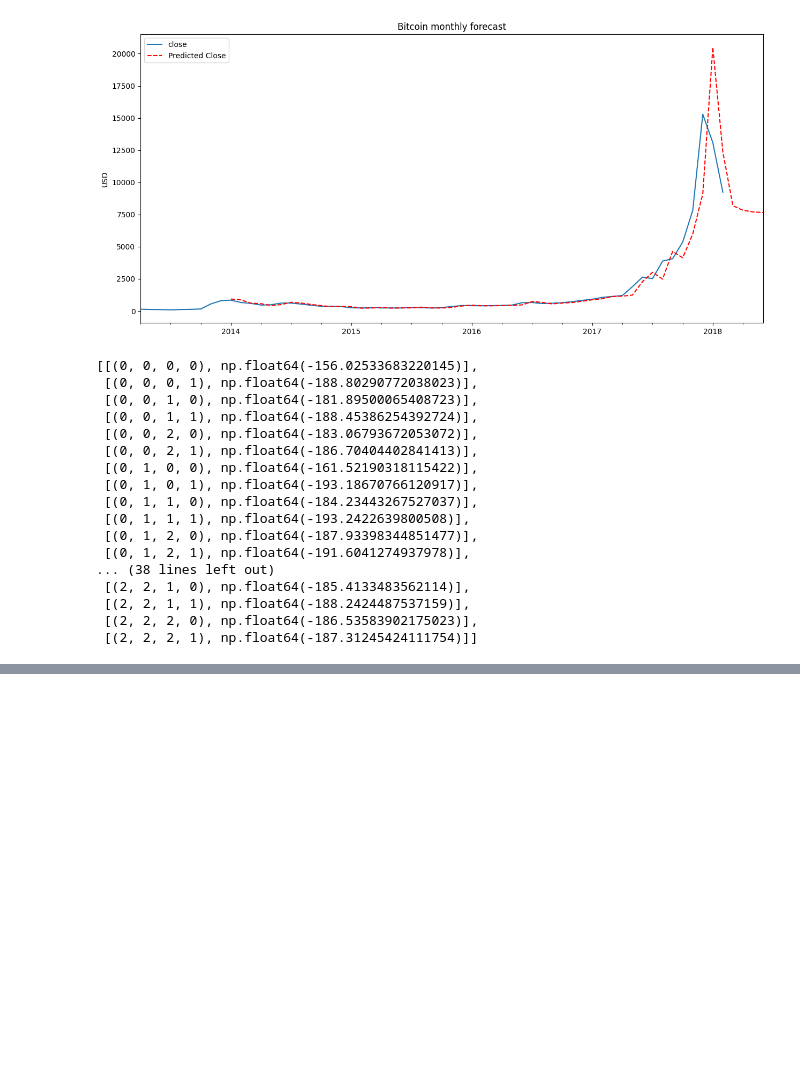
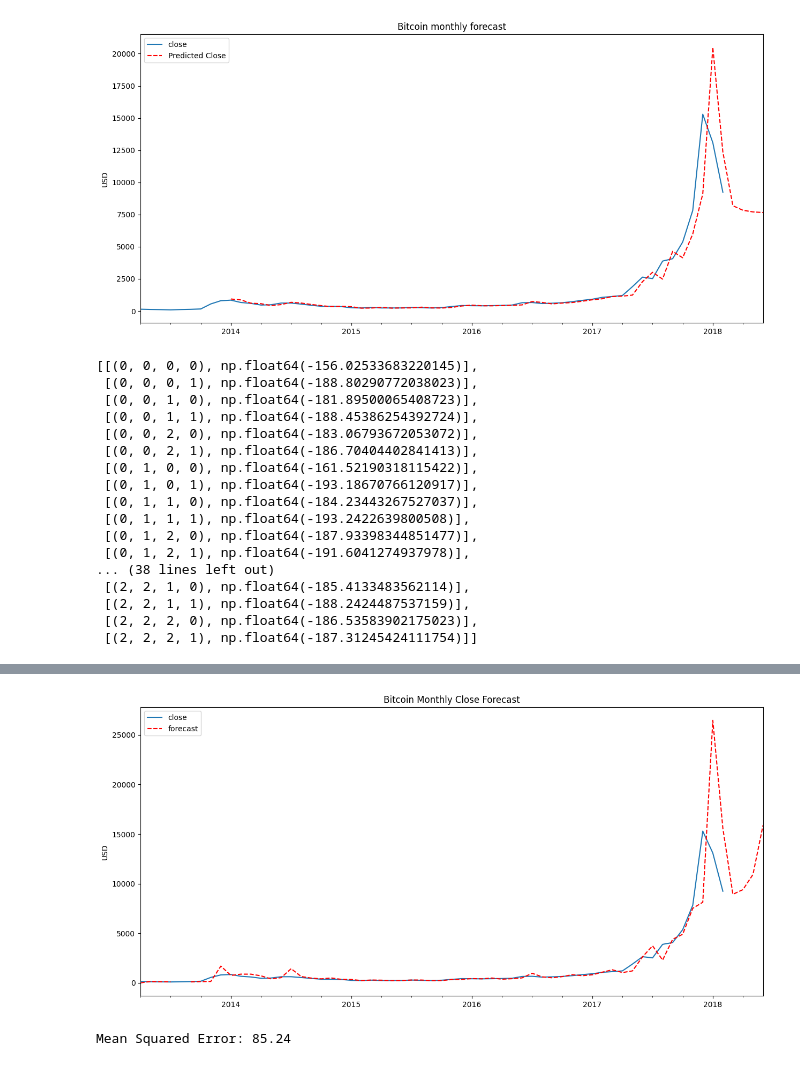
Before and after one commit to Piramu-Mahalingam/DS-Course-Assignment-1, a Jupyter notebook: Cryptocurrency.ipynb, the cells around one changed output, grey strips where cells are left out. Drawn from its saved outputs; the diff is of its cells as text; code cells hidden in the pictures; blank space fills up the shorter version.

```diff
--- a/Cryptocurrency.ipynb
+++ b/Cryptocurrency.ipynb
@@ -327,0 +355,31 @@ Warnings:
+# %%
+# Prediction
+btc_month2 = btc_month[['close']]
+date_list = [datetime(2018, 3, 31), datetime(2018, 4, 30), datetime(2018, 5, 31), datetime(2018, 6, 30)]
+future = pd.DataFrame(index=date_list, columns= btc_month.columns)
+btc_month2 = pd.concat([btc_month2, future])
+
+btc_month2['forecast'] = invboxcox(best_model.predict(start=0, end=75), lmbda)
+
+plt.figure(figsize=(15,7))
+btc_month2.close.plot()
+btc_month2.forecast.plot(color='r', ls='--', label='forecast')
+plt.legend()
+plt.title('Bitcoin Monthly Close Forecast')
+plt.ylabel('USD')
+plt.savefig('bitcoin_monthly_forecast.png')
+plt.show()
+# %% [output]
+[figure, added]
+# %%
+#Validation
+#A simple indicator of how accurate out forecast is is the root mean square error (RMSE).
+ #So lets calcualte RMSE for the one-step ahead predictions starting from 2015, through to the end of 2017.
+y_forecasted = btc_month2.forecast
+y_truth = btc_month2['2015-01-01':'2017-01-01'].close
+
+# Compute the root mean square error
+rmse = np.sqrt(((y_forecasted - y_truth) ** 2).mean())
+print('Mean Squared Error: {}'.format(round(rmse, 2)))
+# %% [output]
+Mean Squared Error: 85.24
```
Also changed, not shown: parts of 27 cells of this notebook.
